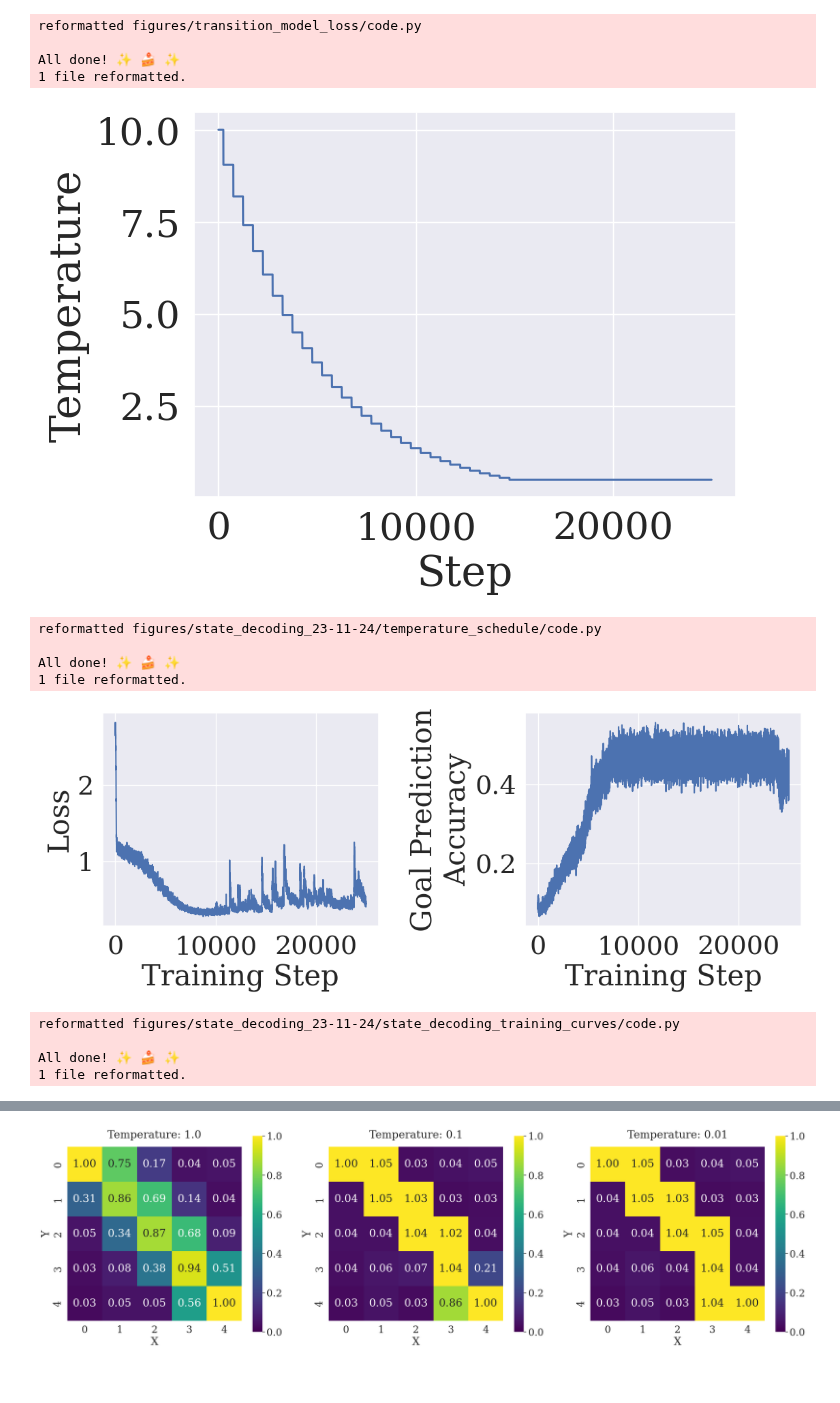
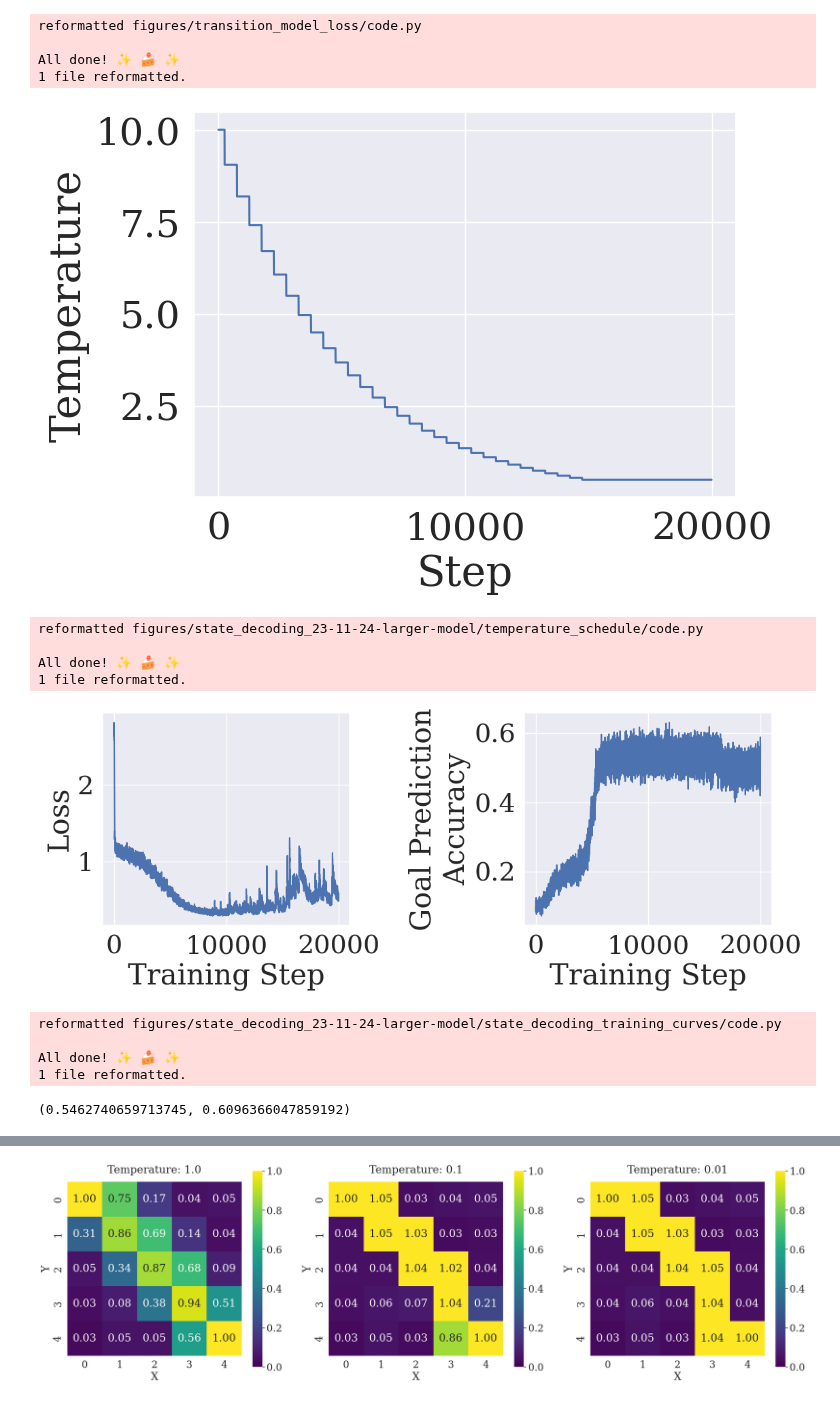
Before and after one commit to DylanCope/poclaps, a Jupyter notebook: state_decoding_with_world_model.ipynb, the cells around one changed output, grey strips where cells are left out. Saved outputs shown, nothing was run; the diff lists cells and outputs as text; code cells hidden in the pictures.

Commit message:
tried large model, didn't seem to make any difference

```diff
--- a/state_decoding_with_world_model.ipynb
+++ b/state_decoding_with_world_model.ipynb
@@ -535,10 +534,10 @@ class ObsActionDecoder(nn.Module):
 
         return obs_preds, action_logits
 # %%
-EXPERIMENT_NAME = '23-11-24'
+EXPERIMENT_NAME = '23-11-24-larger-model'
 BATCH_SIZE = 512
 SEQ_LEN = 8
-N_TRAIN_STEPS = 25000
+N_TRAIN_STEPS = 20000
 
 HIGH_TEMP = 10.0
 LOW_TEMP = 0.5
@@ -546,6 +545,7 @@ ROUND_FAC = 500
 SCHEDULE_STEPS = 15000
 ACTION_SAMPLE_TEMPERATURE = 0.01
 ENTROPY_BONUS_COEFF = 0.0
+MODEL_HIDDEN_SIZE = 512
 
 
 def linear_temp_schedule(step,
@@ -568,35 +568,35 @@ def exponential_temp_schedule(step,
     return jnp.clip(temp, low_t, high_t)
 
 
 def plot_temp_schedules(schedule_df: pd.DataFrame):
     set_plotting_style(font_scale=2.5)
     _, ax = plt.subplots(figsize=(7, 5))
     sns.lineplot(x='step', y='temp', data=schedule_df, ax=ax)
     ax.set_xlabel('Step')
     ax.set_ylabel('Temperature')
 
 sample_training_batch = functools.partial(
     sample_sequences,
     n_seqs=BATCH_SIZE,
     seq_len=SEQ_LEN,
     action_sample_temp=ACTION_SAMPLE_TEMPERATURE
 )
 
 temp_schedule = exponential_temp_schedule
 
 schedule_df = pd.DataFrame({
     'step': np.arange(N_TRAIN_STEPS),
     'temp': temp_schedule(np.arange(N_TRAIN_STEPS))
 })
 
 save_reproducible_figure(
     'temperature_schedule',
     schedule_df, plot_temp_schedules, show=True,
     figures_dir=f'figures/state_decoding_{EXPERIMENT_NAME}'
 )
 # %% [output]
-[figure, old version]
+[figure, new version]
-reformatted figures/state_decoding_23-11-24/temperature_schedule/code.py
+reformatted figures/state_decoding_23-11-24-larger-model/temperature_schedule/code.py
 
 All done! ✨ 🍰 ✨
 1 file reformatted.
@@ -744,14 +743,34 @@ df = pd.DataFrame({
 save_reproducible_figure(
     'state_decoding_training_curves',
     df, plot_state_decoding_training_curves, show=True,
-    figures_dir='figures/state_decoding_23-11-24'
+    figures_dir=f'figures/state_decoding_{EXPERIMENT_NAME}'
 )
 # %% [output]
-[figure, old version]
+[figure, new version]
-reformatted figures/state_decoding_23-11-24/state_decoding_training_curves/code.py
+reformatted figures/state_decoding_23-11-24-larger-model/state_decoding_training_curves/code.py
 
 All done! ✨ 🍰 ✨
 1 file reformatted.
+# %%
+rng = jax.random.PRNGKey(42)
+
+inputs, traj_batch = sample_training_batch(rng)
+obs_preds, action_pred_logits = obs_action_decoder.apply(
+    obs_action_decoder_train_state.params, inputs, temp=1.0
+)
+
+predicted_ep = obs_preds.round(2)
+pred_goal_pos, _ = get_goals_and_pos(predicted_ep)
+act_goal_pos, _ = get_goals_and_pos(traj_batch.obs)
+
+*_, seq_mask = inputs
+delta_goal_pos = jnp.abs(pred_goal_pos - act_goal_pos)[jnp.logical_not(seq_mask)]
+goal_pos_dist = jnp.linalg.norm(delta_goal_pos, ord=1, axis=-1)
+goal_pos_dist_mean = goal_pos_dist.mean()
+goal_pos_dist_std = goal_pos_dist.std()
+goal_pos_dist_mean.item(), goal_pos_dist_std.item()
+# %% [output]
+(0.5462740659713745, 0.6096366047859192)
 # %%
 items = {
     'seed': [],
```
Also changed, not shown: parts of 3 cells of this notebook, 12 other files.
